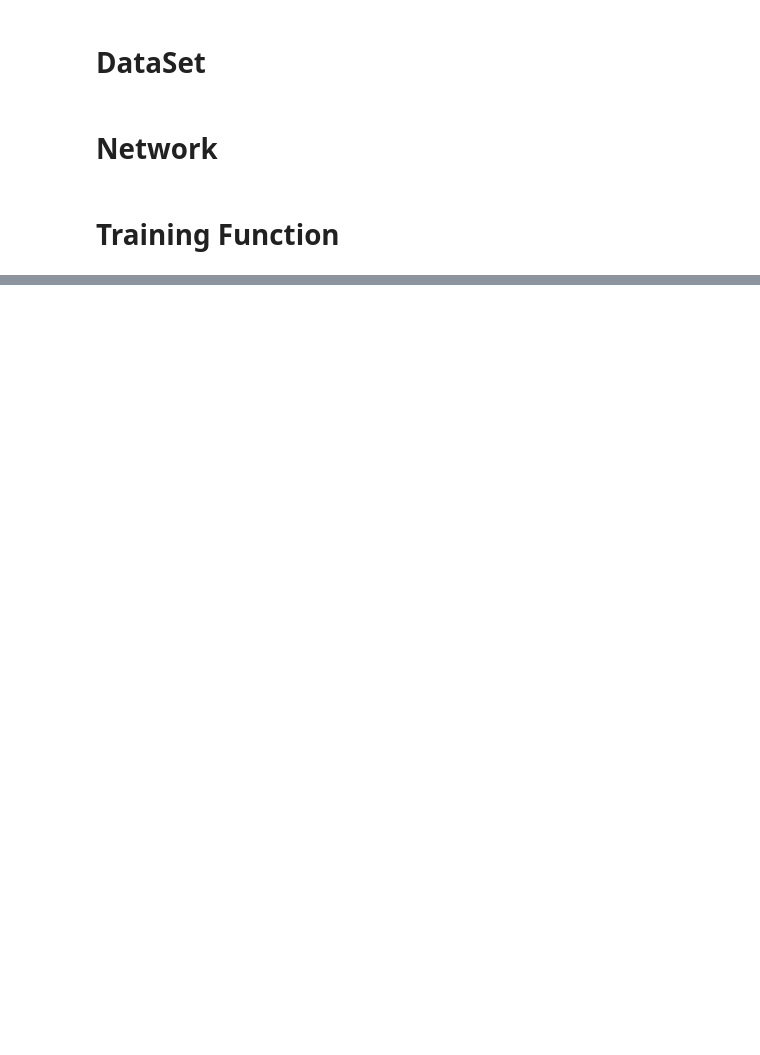
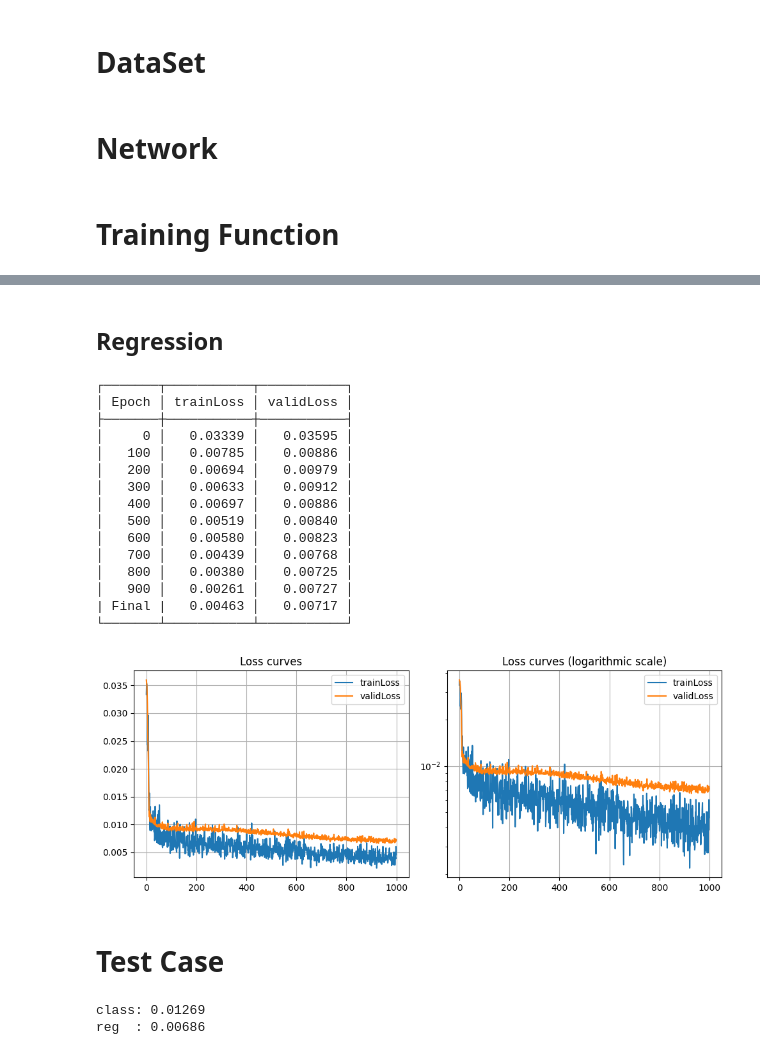
Before and after one commit to hirasawahaonycu/2025_machine_learning, a Jupyter notebook: Week_4/asm4.ipynb, the cells around one changed output, grey strips where cells are left out. Drawn from its saved outputs; the diff is of its cells as text; code cells hidden in the pictures; blank space fills up the shorter version.

```diff
--- a/Week_4/asm4.ipynb
+++ b/Week_4/asm4.ipynb
@@ -187,0 +256,41 @@ with open("tmp.txt", 'w') as file:
+# %% [markdown]
+## Regression
+# %%
+net_reg        = RegModel()
+criterion_reg  = nn.MSELoss()
+optimizer_reg  = torch.optim.Adam(net_reg.parameters(), lr=0.001)
+trainEpoch_reg = 1000
+
+trainlosslist_reg, validlosslist_reg = trainingFunc(net_reg, criterion_reg, optimizer_reg, trainEpoch_reg, regDS)
+drawLossCurve(trainlosslist_reg, validlosslist_reg)
+# %% [output]
+┌───────┬───────────┬───────────┐
+│ Epoch │ trainLoss │ validLoss │
+├───────┼───────────┼───────────┤
+│     0 │   0.03339 │   0.03595 │
+│   100 │   0.00785 │   0.00886 │
+│   200 │   0.00694 │   0.00979 │
+│   300 │   0.00633 │   0.00912 │
+│   400 │   0.00697 │   0.00886 │
+│   500 │   0.00519 │   0.00840 │
+│   600 │   0.00580 │   0.00823 │
+│   700 │   0.00439 │   0.00768 │
+│   800 │   0.00380 │   0.00725 │
+│   900 │   0.00261 │   0.00727 │
+| Final |   0.00463 │   0.00717 │
+└───────┴───────────┴───────────┘
+[figure, added]
+# %% [markdown]
+# Test Case
+# %%
+y_cls = net_cls(classDS.test.X_t)
+loss_cls = criterion_cls(y_cls, classDS.test.Y_t)
+
+y_reg = net_reg(regDS.test.X_t)
+loss_reg = criterion_reg(y_reg, regDS.test.Y_t)
+
+print("class: {0:.5f}".format(loss_cls.item()))
+print("reg  : {0:.5f}".format(loss_reg.item()))
+# %% [output]
+class: 0.01269
+reg  : 0.00686
```
Also changed, not shown: parts of 15 cells of this notebook, 10 other files.
